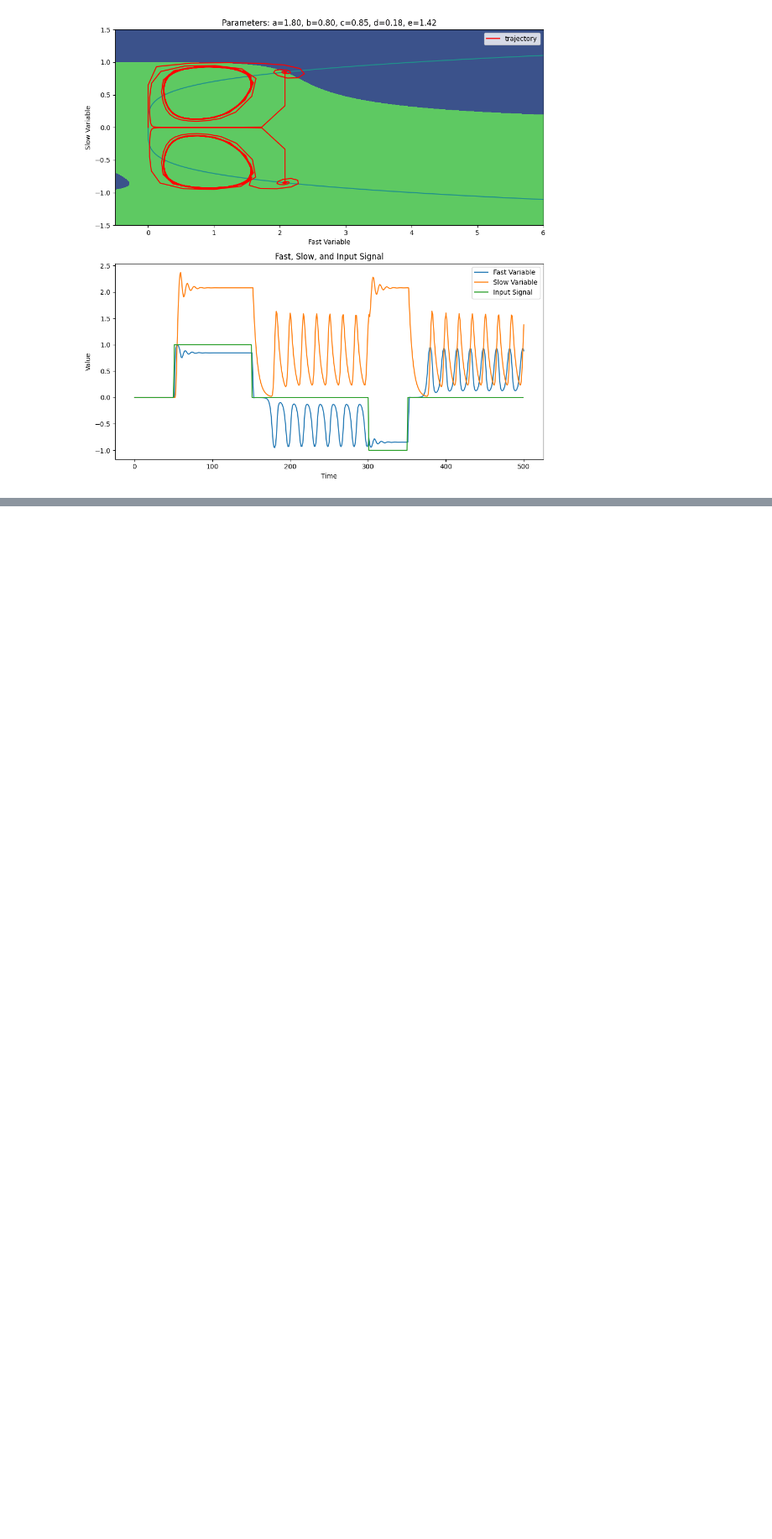
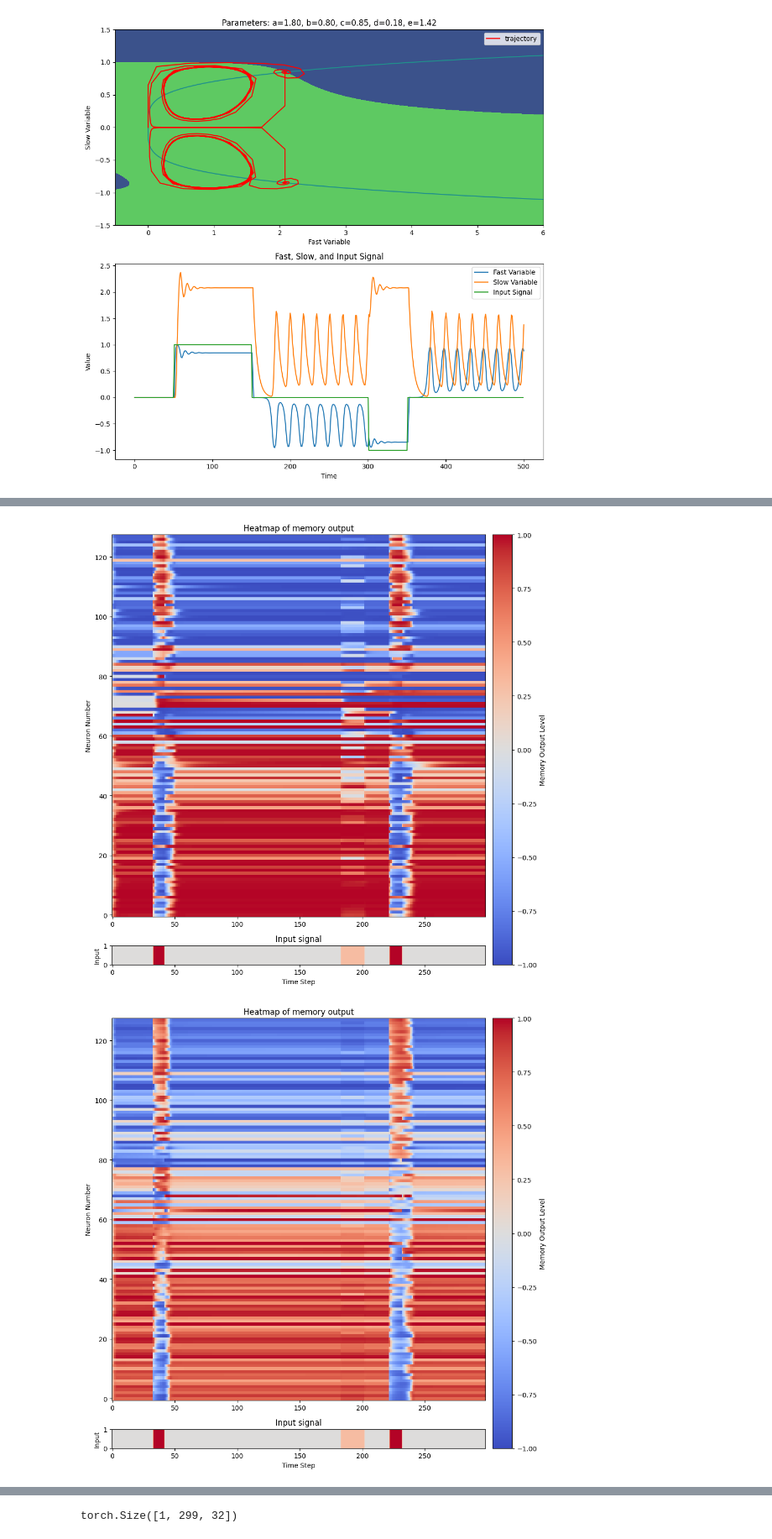
Before and after one commit to gerome-andry/BIO_inspired_RNN, a Jupyter notebook: repport_figure_generation.ipynb, the cells around one changed output, grey strips where cells are left out. Shown at 84% size. Cells and saved outputs as stored; diff of their text form; code cells hidden in the pictures; blank space fills up the shorter version.

```diff
--- a/repport_figure_generation.ipynb
+++ b/repport_figure_generation.ipynb
@@ -184,0 +267,57 @@ display(button)
+# %%
+# make a Low input signal
+stimG = StimGenerator(dt=.1)
+d_i, d_o = stimG.get_batch_data(1,random=False,stim_type=True)
+d_i, d_o = stimG.extend_sim(30, d_i, d_o)
+B, L = d_i.shape
+signal_low = torch.zeros((B,L,2))
+signal_low[...,0][d_i == 1] = 1
+signal_low[...,1][d_i != 1] = d_i[d_i!=1]
+
+for cell_type in trained_models:
+
+    with torch.no_grad():
+        model = trained_models[cell_type]
+        if cell_type == 'BEF':
+            packed = model.forward(x=signal_low, debug_mem=True)
+            a,b,c,d,e,fast_var, slow_var = packed
+        elif cell_type == 'BRC':
+            a,c,fast_var = model.forward(x=signal_low, debug_mem=True)
+        else:
+            fast_var = model.forward(x=signal_low, debug_mem=True)
+
+    toOrder = fast_var[0].T
+    corr = torch.corrcoef(toOrder)
+    idx = corr[0].argsort(descending = True)
+    plot_heatmap(fast_var[0,:,idx],d_i[0],(cell_type + "_heatmap_low_input"))
+
+
+# make a High input signal
+stimG = StimGenerator(dt=.1)
+d_i, d_o = stimG.get_batch_data(1,random=False,stim_type=False)
+d_i, d_o = stimG.extend_sim(30, d_i, d_o)
+B, L = d_i.shape
+signal_high = torch.zeros((B,L,2))
+signal_high[...,0][d_i == 1] = 1
+signal_high[...,1][d_i != 1] = d_i[d_i!=1]
+
+for cell_type in trained_models:
+
+    with torch.no_grad():
+        model = trained_models[cell_type]
+        if cell_type == 'BEF':
+            packed = model.forward(x=signal_high, debug_mem=True)
+            a,b,c,d,e,fast_var, slow_var = packed
+            print(model.sense.forward(signal_high).shape)
+        elif cell_type == 'BRC':
+            a,c,fast_var = model.forward(x=signal_high, debug_mem=True)
+        else:
+            fast_var = model.forward(x=signal_high, debug_mem=True)
+
+    toOrder = fast_var[0].T
+    corr = torch.corrcoef(toOrder)
+    idx = corr[0].argsort(descending = True)
+    plot_heatmap(fast_var[0,:,idx],d_i[0],(cell_type + "_heatmap_hig_input"))
+# %% [output]
+[figure, added]
+[figure, added]
@@ -184,0 +327 @@ display(button)
+torch.Size([1, 299, 32])
```
Also changed, not shown: parts of 10 cells of this notebook, 6 other files.
